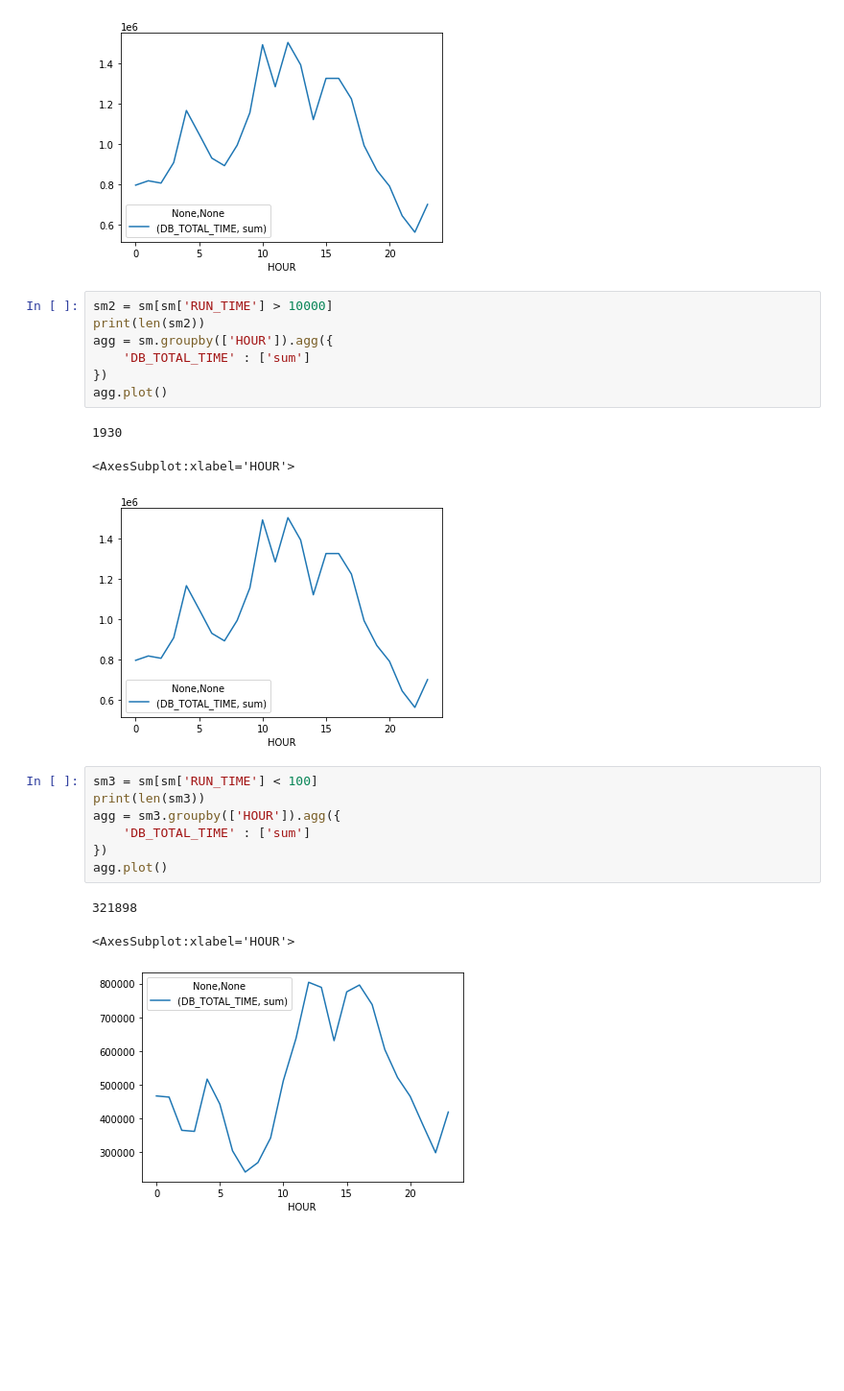
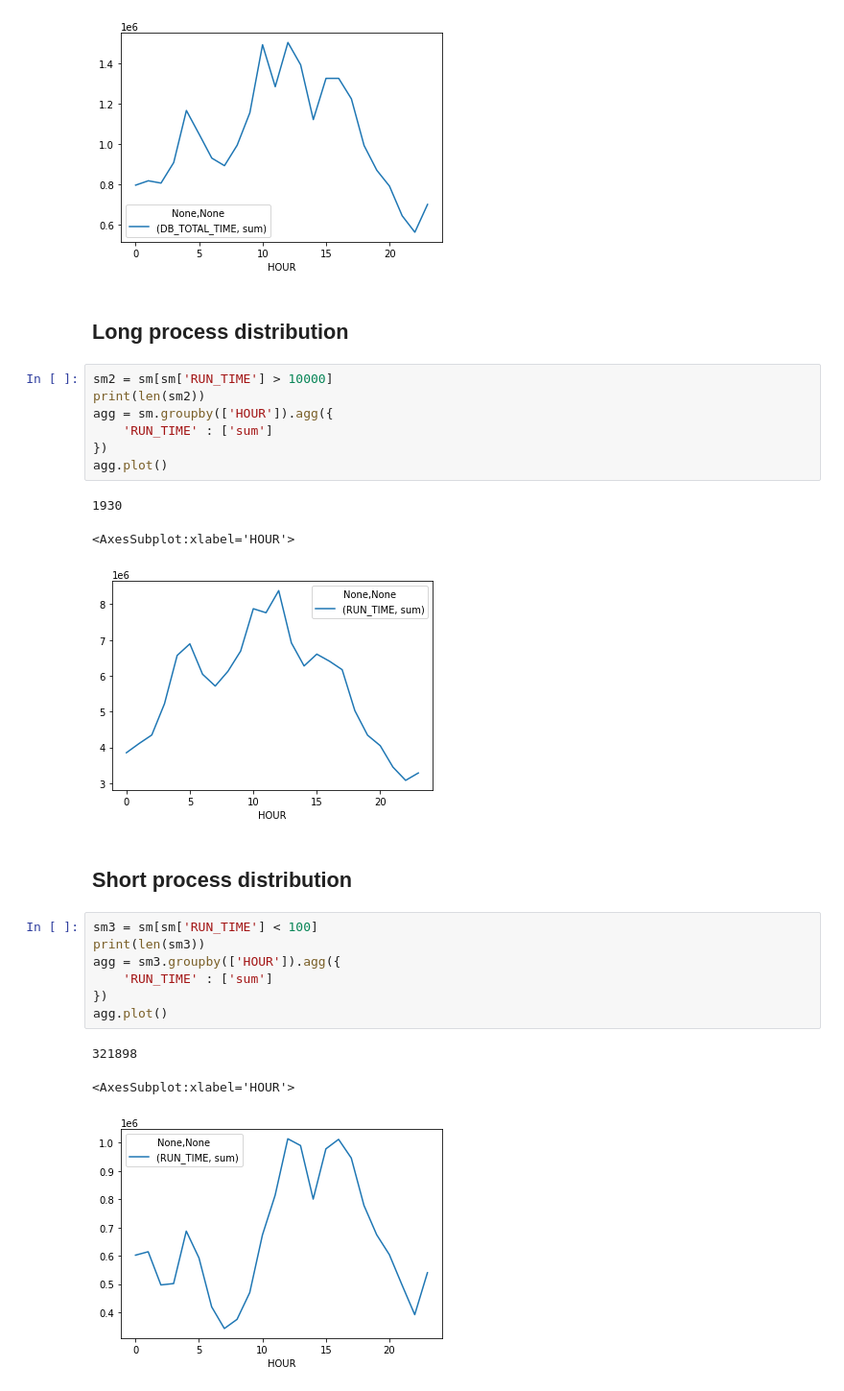
Before and after one commit to PeterTempflidh/monitoring-notbooks, a Jupyter notebook: analytics1_ApexExecution.ipynb, the cells around one changed output. Shown at 96% size. Cells and saved outputs as stored; diff of their text form; blank space fills up the shorter version.

```diff
--- a/analytics1_ApexExecution.ipynb
+++ b/analytics1_ApexExecution.ipynb
@@ -272,25 +245,29 @@ agg.plot()
 # %% [output]
 <AxesSubplot:xlabel='HOUR'>
 [figure]
+# %% [markdown]
+## Long process distribution
 # %%
 sm2 = sm[sm['RUN_TIME'] > 10000]
 print(len(sm2))
 agg = sm.groupby(['HOUR']).agg({
-    'DB_TOTAL_TIME' : ['sum']
+    'RUN_TIME' : ['sum']
 })
 agg.plot()
 # %% [output]
 1930
 <AxesSubplot:xlabel='HOUR'>
-[figure, old version]
+[figure, new version]
+# %% [markdown]
+## Short process distribution
 # %%
 sm3 = sm[sm['RUN_TIME'] < 100]
 print(len(sm3))
 agg = sm3.groupby(['HOUR']).agg({
-    'DB_TOTAL_TIME' : ['sum']
+    'RUN_TIME' : ['sum']
 })
 agg.plot()
 # %% [output]
 321898
 <AxesSubplot:xlabel='HOUR'>
-[figure, old version]
+[figure, new version]
```
Also changed, not shown: parts of 4 cells of this notebook.
